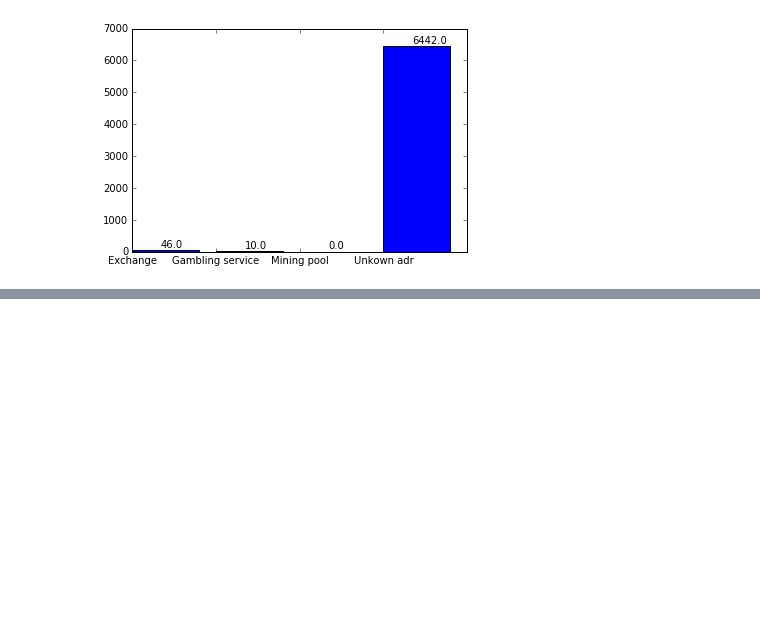
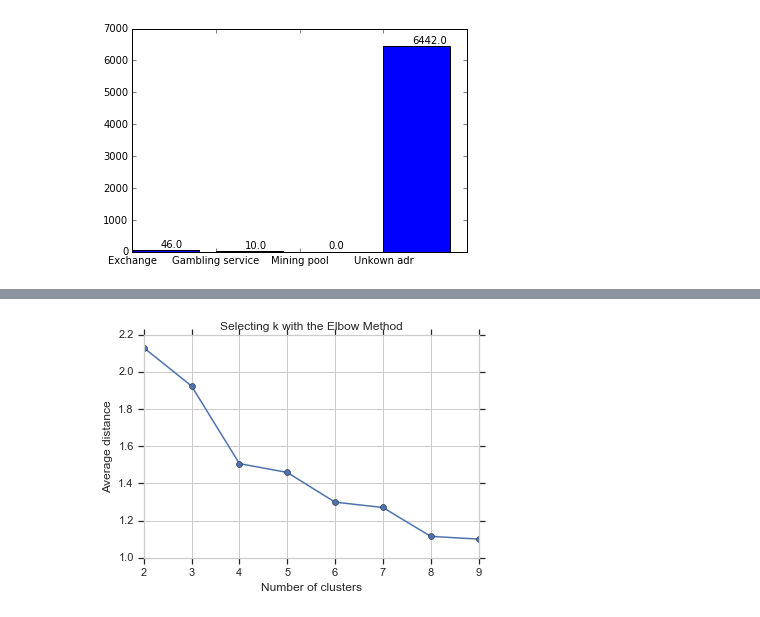
Before and after one commit to ZacharyChenpk/masters_thesis, a Jupyter notebook: notebooks/addr/addr_ml.ipynb, the cells around one changed output, grey strips where cells are left out. Saved outputs shown, nothing was run; the diff lists cells and outputs as text; code cells hidden in the pictures; blank space fills up the shorter version.

```diff
--- a/notebooks/addr/addr_ml.ipynb
+++ b/notebooks/addr/addr_ml.ipynb
@@ -239,0 +320,28 @@ ax.set_xticklabels(['Exchange', 'Gambling service', 'Mining pool', 'Unkown adr']
+# %%
+clusters = range(2,10)
+meandist=[]
+inertias = []
+ss = []
+
+for k in clusters:
+    model = cluster.KMeans(n_clusters = k)
+    model.fit(X)
+    meandist.append(sum(np.min(sp.spatial.distance.cdist(X,model.cluster_centers_,'euclidean'),axis=1))/X.shape[0])
+    #distorsions.append(model.inertia_)
+    ss.append(silhouette_score(X, model.labels_))
+
+plt.plot(clusters, meandist, '-o')
+plt.title('Selecting k with the Elbow Method')
+plt.xlabel('Number of clusters')
+plt.ylabel('Average distance')
+
+# plt.subplot(1, 2, 2)
+# plt.plot(clusters, distorsions, '-o')
+# plt.title('Selecting k with the Elbow Method')
+# plt.xlabel('Number of clusters')
+# plt.ylabel('Model inertia')
+
+plt.show
+plt.grid(True)
+# %% [output]
+[figure, added]
```
Also changed, not shown: parts of 15 cells of this notebook, 9 other files.
